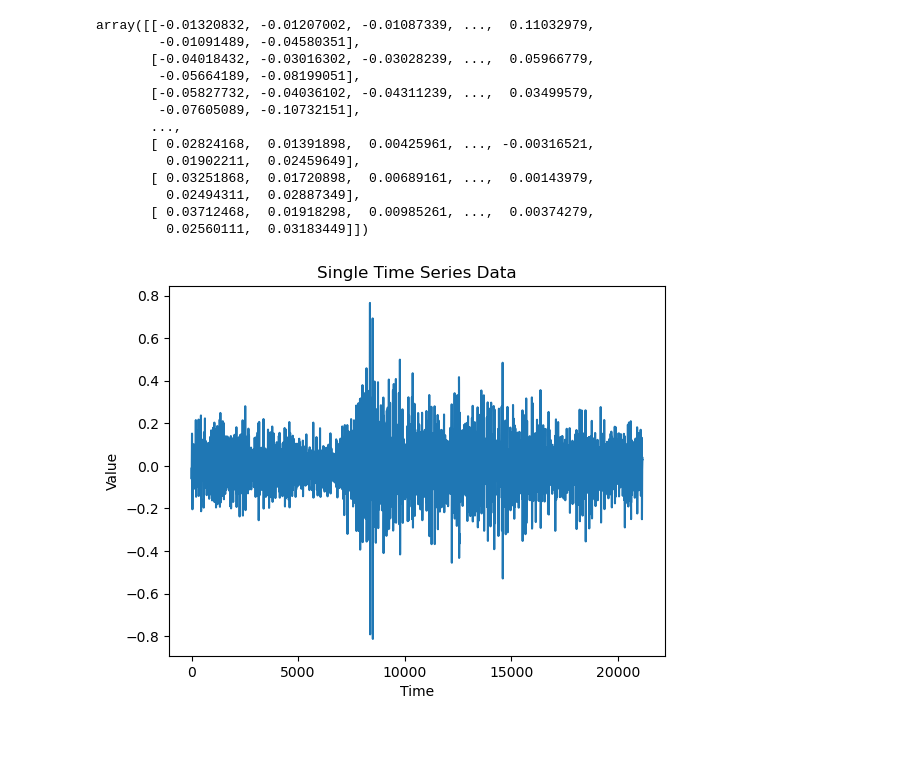
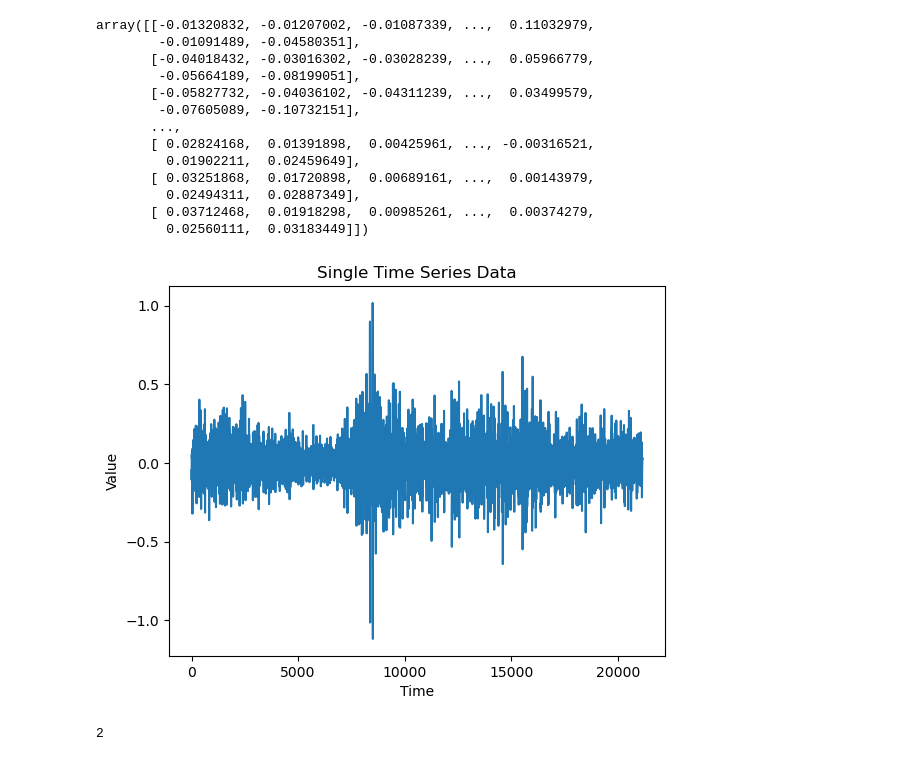
Before and after one commit to ForhanShahriarFahim/EMG-Pattern-Recognition-Deep-Learning, a Jupyter notebook: Rami Kushaba Force EMG Dataset .ipynb, the cells around one changed output. Saved outputs shown, nothing was run; the diff lists cells and outputs as text; code cells hidden in the pictures.

Commit message:
Visualizing Emg data

```diff
--- a/Rami Kushaba Force EMG Dataset .ipynb
+++ b/Rami Kushaba Force EMG Dataset .ipynb
@@ -32,13 +32,17 @@ array([[-0.01320832, -0.01207002, -0.01087339, ...,  0.11032979,
        [ 0.03712468,  0.01918298,  0.00985261, ...,  0.00374279,
          0.02560111,  0.03183449]])
 # %%
-single_time_series = t1[:, 0]
+single_time_series = t1[:, 9]
 
 # Create a line plot
 plt.plot(single_time_series)
 plt.xlabel("Time")
 plt.ylabel("Value")
 plt.title("Single Time Series Data")
 plt.show()
 # %% [output]
-[figure, old version]
+[figure, new version]
+# %%
+t1.ndim
+# %% [output]
+2
```
Also changed, not shown: parts of 3 cells of this notebook.
